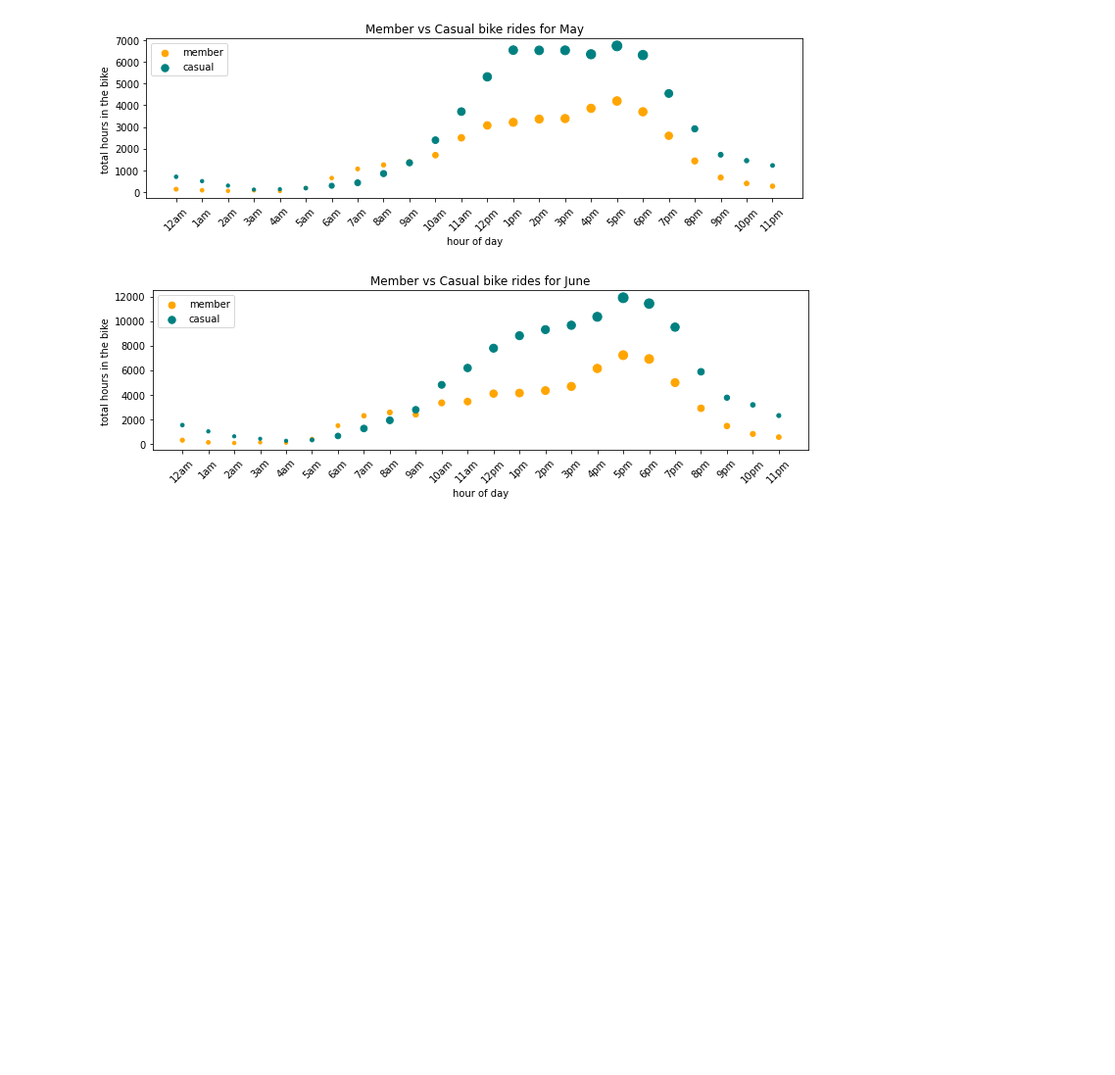
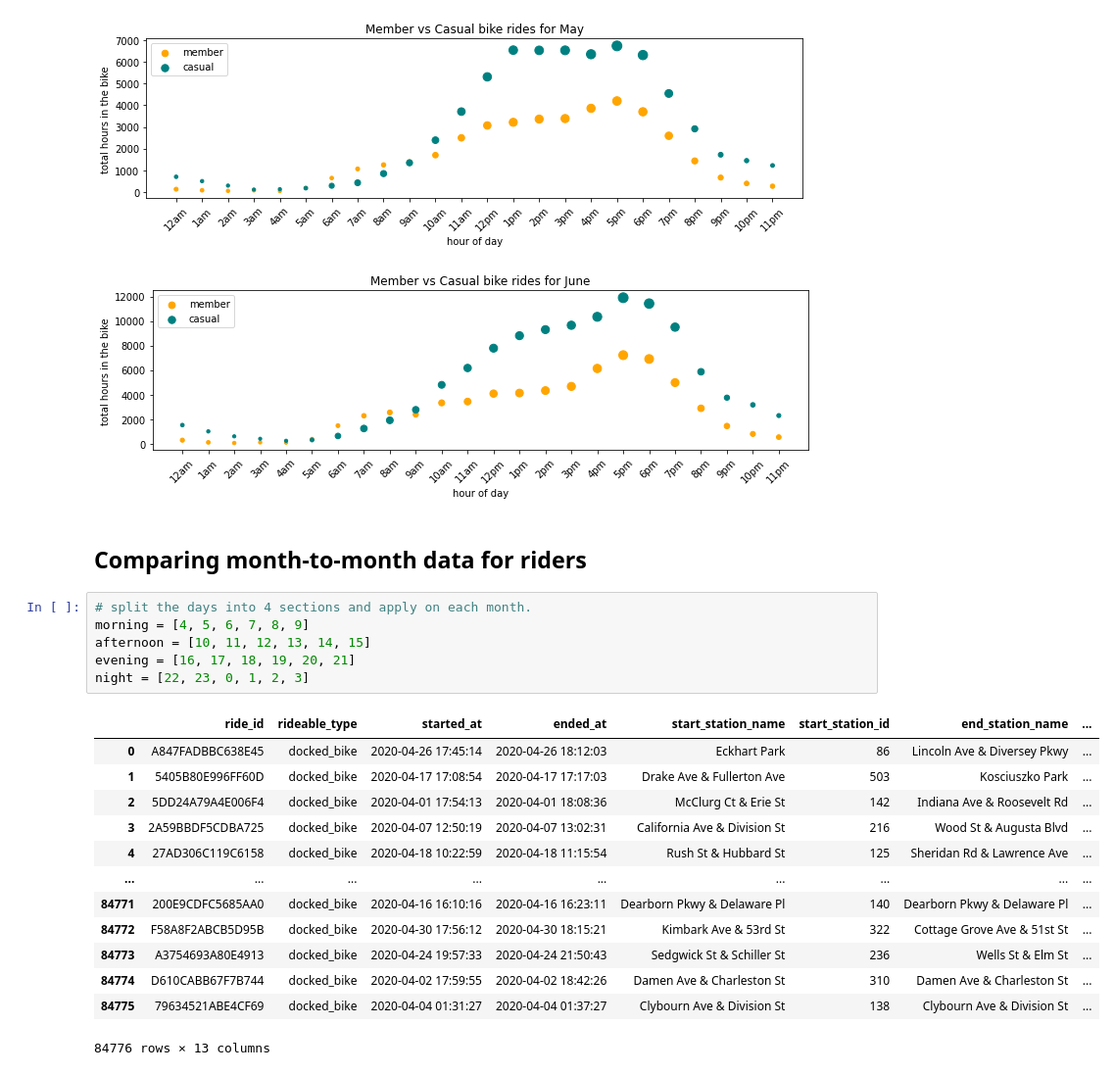
Before and after one commit to Harsh-2420/kaggle, a Jupyter notebook: cyclist-bike-share-analysis/cyclist.ipynb, the cells around one changed output. Shown at 98% size. Saved outputs shown, nothing was run; the diff lists cells and outputs as text; blank space fills up the shorter version.

```diff
--- a/cyclist-bike-share-analysis/cyclist.ipynb
+++ b/cyclist-bike-share-analysis/cyclist.ipynb
@@ -104,3 +104,25 @@ create_versus_scatter(data3, 'June')
 [figure]
 [figure]
 [figure]
+# %% [markdown]
+## Comparing month-to-month data for riders
+# %%
+# split the days into 4 sections and apply on each month.
+morning = [4, 5, 6, 7, 8, 9]
+afternoon = [10, 11, 12, 13, 14, 15]
+evening = [16, 17, 18, 19, 20, 21]
+night = [22, 23, 0, 1, 2, 3]
+# %% [output]
+|  | ride_id | rideable_type | started_at | ended_at | start_station_name | start_station_id | end_station_name | ... |
+| 0 | A847FADBBC638E45 | docked_bike | 2020-04-26 17:45:14 | 2020-04-26 18:12:03 | Eckhart Park | 86 | Lincoln Ave & Diversey Pkwy | ... |
+| 1 | 5405B80E996FF60D | docked_bike | 2020-04-17 17:08:54 | 2020-04-17 17:17:03 | Drake Ave & Fullerton Ave | 503 | Kosciuszko Park | ... |
+| 2 | 5DD24A79A4E006F4 | docked_bike | 2020-04-01 17:54:13 | 2020-04-01 18:08:36 | McClurg Ct & Erie St | 142 | Indiana Ave & Roosevelt Rd | ... |
+| 3 | 2A59BBDF5CDBA725 | docked_bike | 2020-04-07 12:50:19 | 2020-04-07 13:02:31 | California Ave & Division St | 216 | Wood St & Augusta Blvd | ... |
+| 4 | 27AD306C119C6158 | docked_bike | 2020-04-18 10:22:59 | 2020-04-18 11:15:54 | Rush St & Hubbard St | 125 | Sheridan Rd & Lawrence Ave | ... |
+| ... | ... | ... | ... | ... | ... | ... | ... | ... |
+| 84771 | 200E9CDFC5685AA0 | docked_bike | 2020-04-16 16:10:16 | 2020-04-16 16:23:11 | Dearborn Pkwy & Delaware Pl | 140 | Dearborn Pkwy & Delaware Pl | ... |
+| 84772 | F58A8F2ABCB5D95B | docked_bike | 2020-04-30 17:56:12 | 2020-04-30 18:15:21 | Kimbark Ave & 53rd St | 322 | Cottage Grove Ave & 51st St | ... |
+| 84773 | A3754693A80E4913 | docked_bike | 2020-04-24 19:57:33 | 2020-04-24 21:50:43 | Sedgwick St & Schiller St | 236 | Wells St & Elm St | ... |
+| 84774 | D610CABB67F7B744 | docked_bike | 2020-04-02 17:59:55 | 2020-04-02 18:42:26 | Damen Ave & Charleston St | 310 | Damen Ave & Charleston St | ... |
+| 84775 | 79634521ABE4CF69 | docked_bike | 2020-04-04 01:31:27 | 2020-04-04 01:37:27 | Clybourn Ave & Division St | 138 | Clybourn Ave & Division St | ... |
+84776 rows × 13 columns
```
Also changed, not shown: parts of 2 cells of this notebook.
